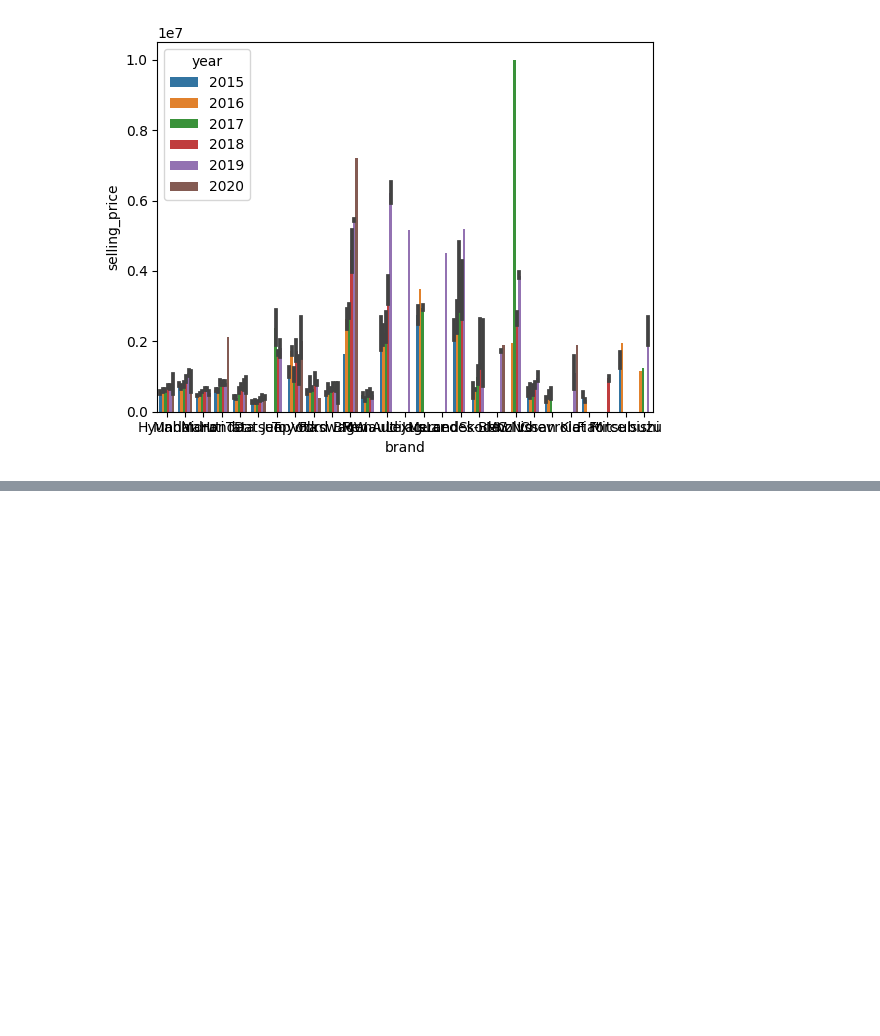
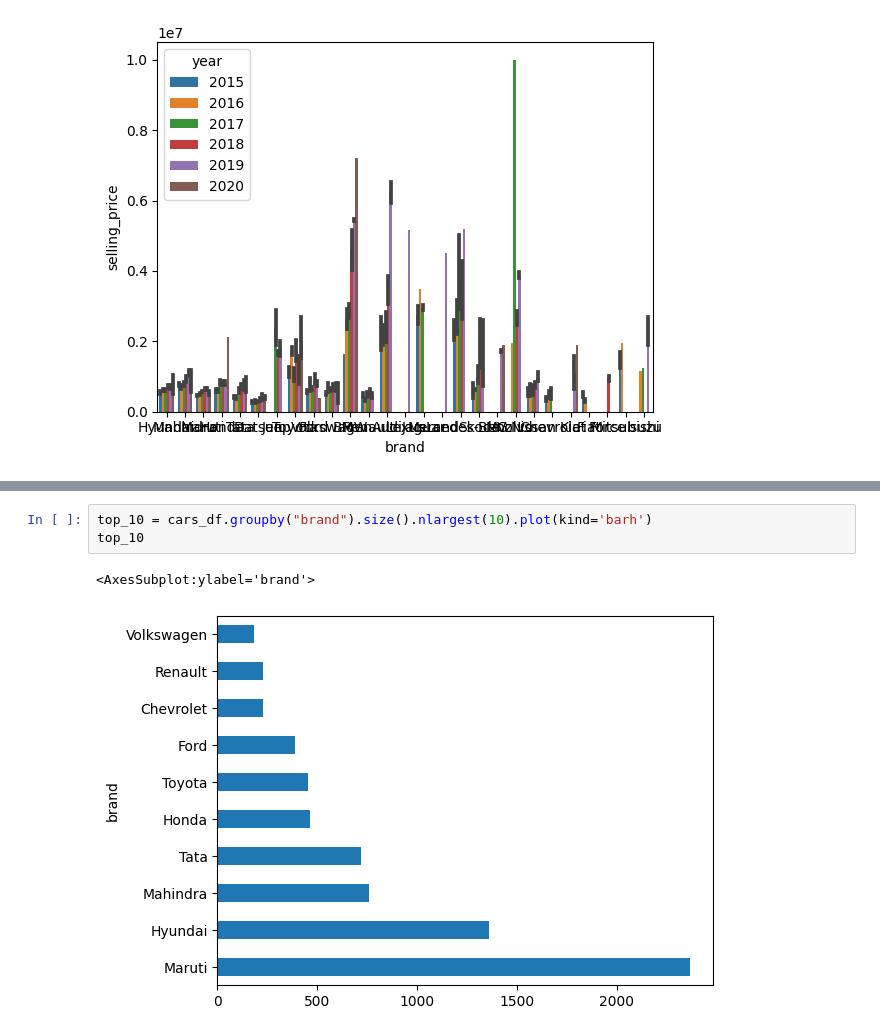
Before and after one commit to forsterboy/DS_final_project, a Jupyter notebook: cars_data_visualization.ipynb, the cells around one changed output, grey strips where cells are left out. Cells and saved outputs as stored; diff of their text form; blank space fills up the shorter version.

```diff
--- a/cars_data_visualization.ipynb
+++ b/cars_data_visualization.ipynb
@@ -104,0 +105,6 @@ Text(0.5, 0, 'Price')
+# %%
+top_10 = cars_df.groupby("brand").size().nlargest(10).plot(kind='barh')
+top_10
+# %% [output]
+<AxesSubplot:ylabel='brand'>
+[figure, added]
```
Also changed, not shown: parts of 8 cells of this notebook, 4 other files.
